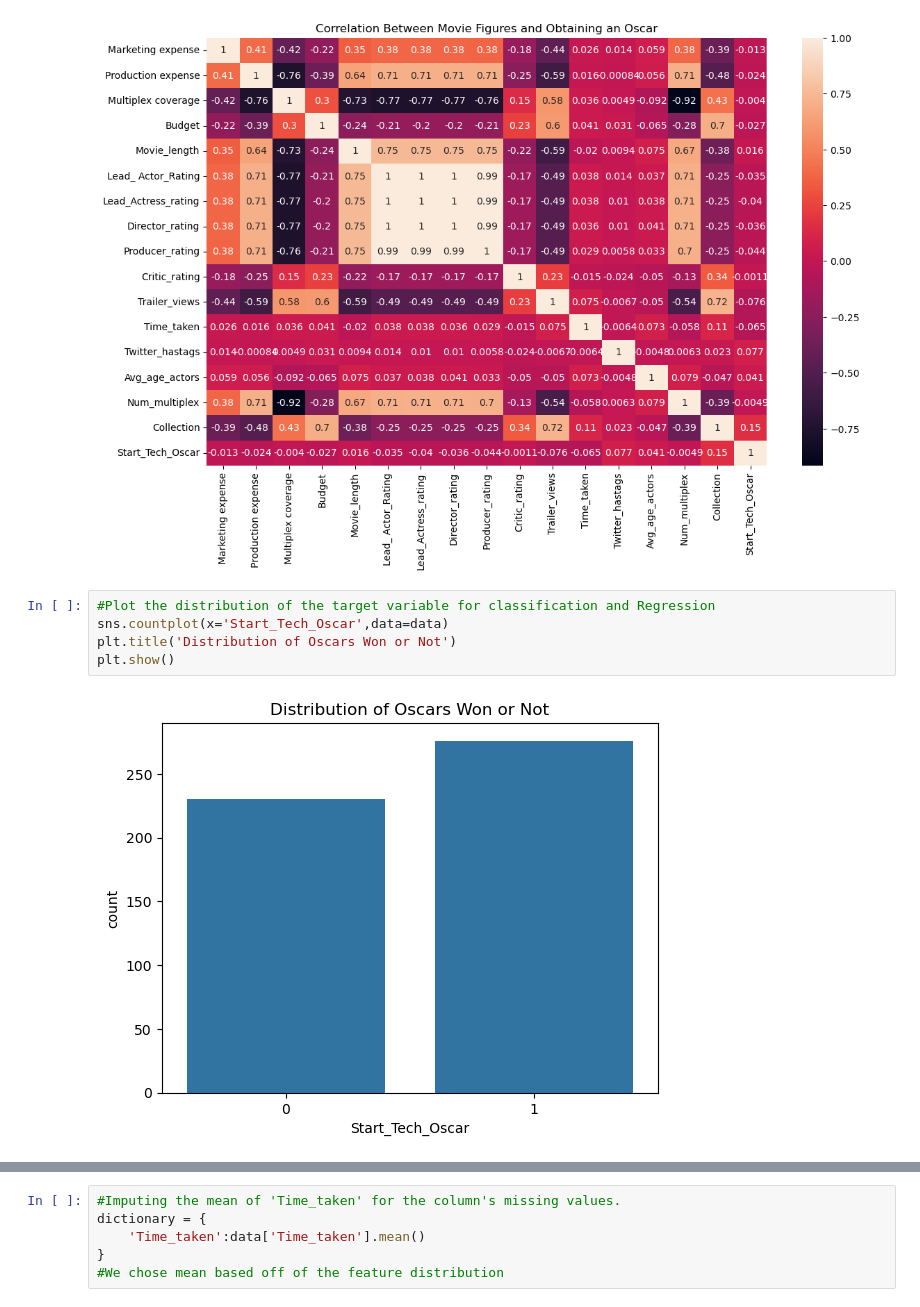
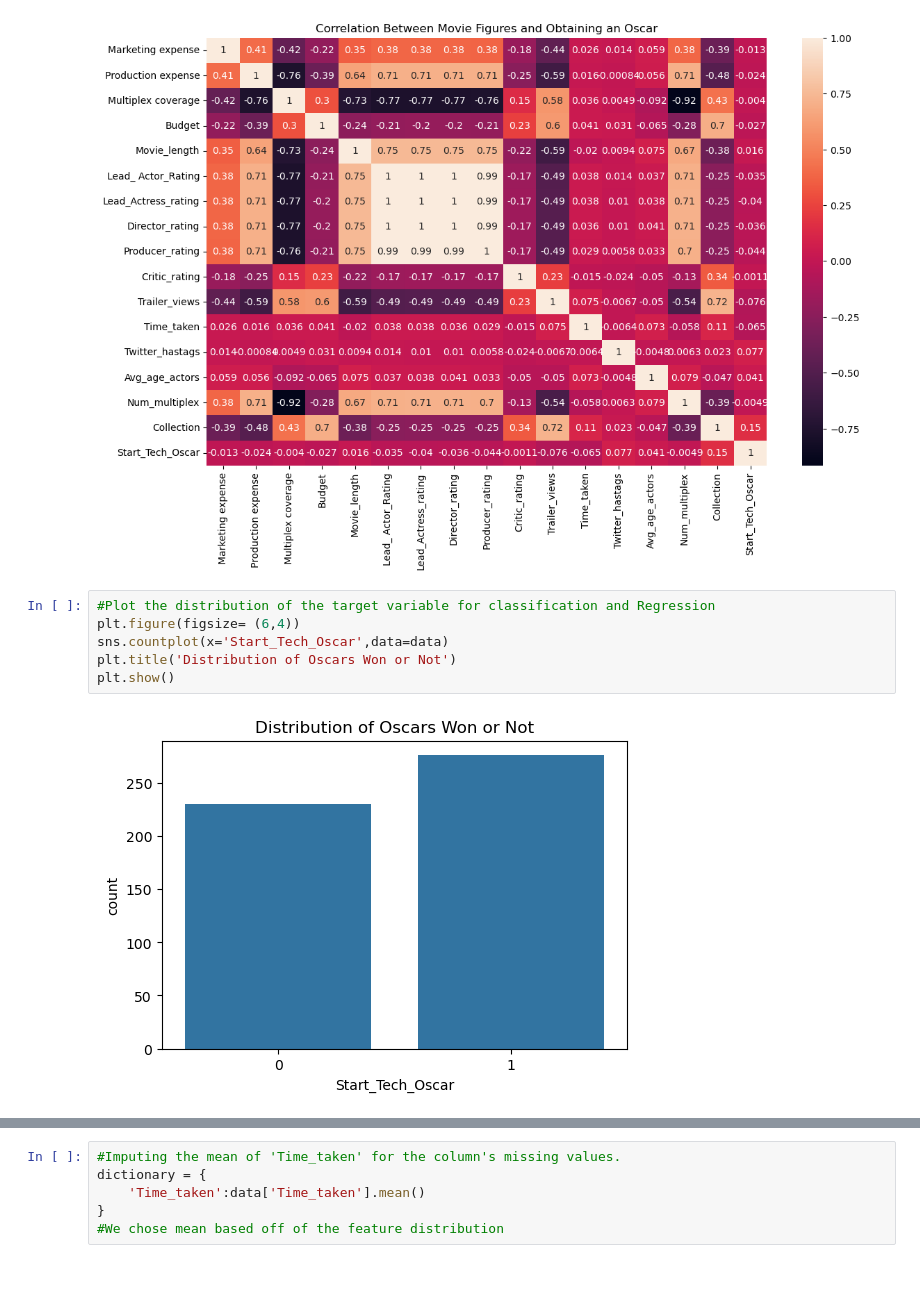
Before and after one commit to Nikola671/TP2_AB_NM, a Jupyter notebook: TP2_AB_NM.ipynb, the cells around one changed output, grey strips where cells are left out. Drawn from its saved outputs; the diff is of its cells as text; blank space fills up the shorter version.

```diff
--- a/TP2_AB_NM.ipynb
+++ b/TP2_AB_NM.ipynb
@@ -146,9 +145,10 @@ plt.show()
 [figure]
 # %%
 #Plot the distribution of the target variable for classification and Regression
+plt.figure(figsize= (6,4))
 sns.countplot(x='Start_Tech_Oscar',data=data)
 plt.title('Distribution of Oscars Won or Not')
 plt.show()
 # %% [output]
-[figure, old version]
+[figure, new version]
 # %%
```
Also changed, not shown: parts of 9 cells of this notebook.
